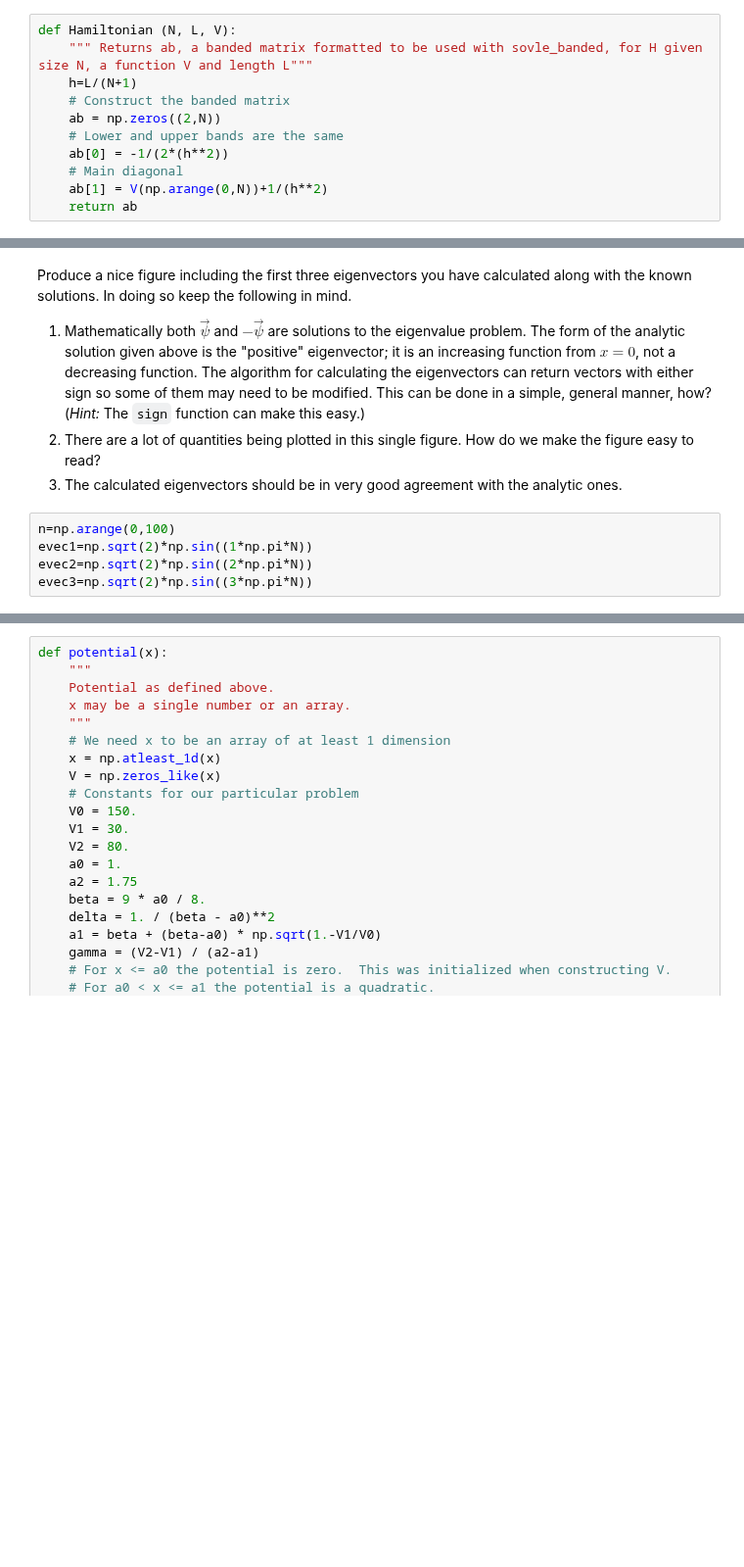
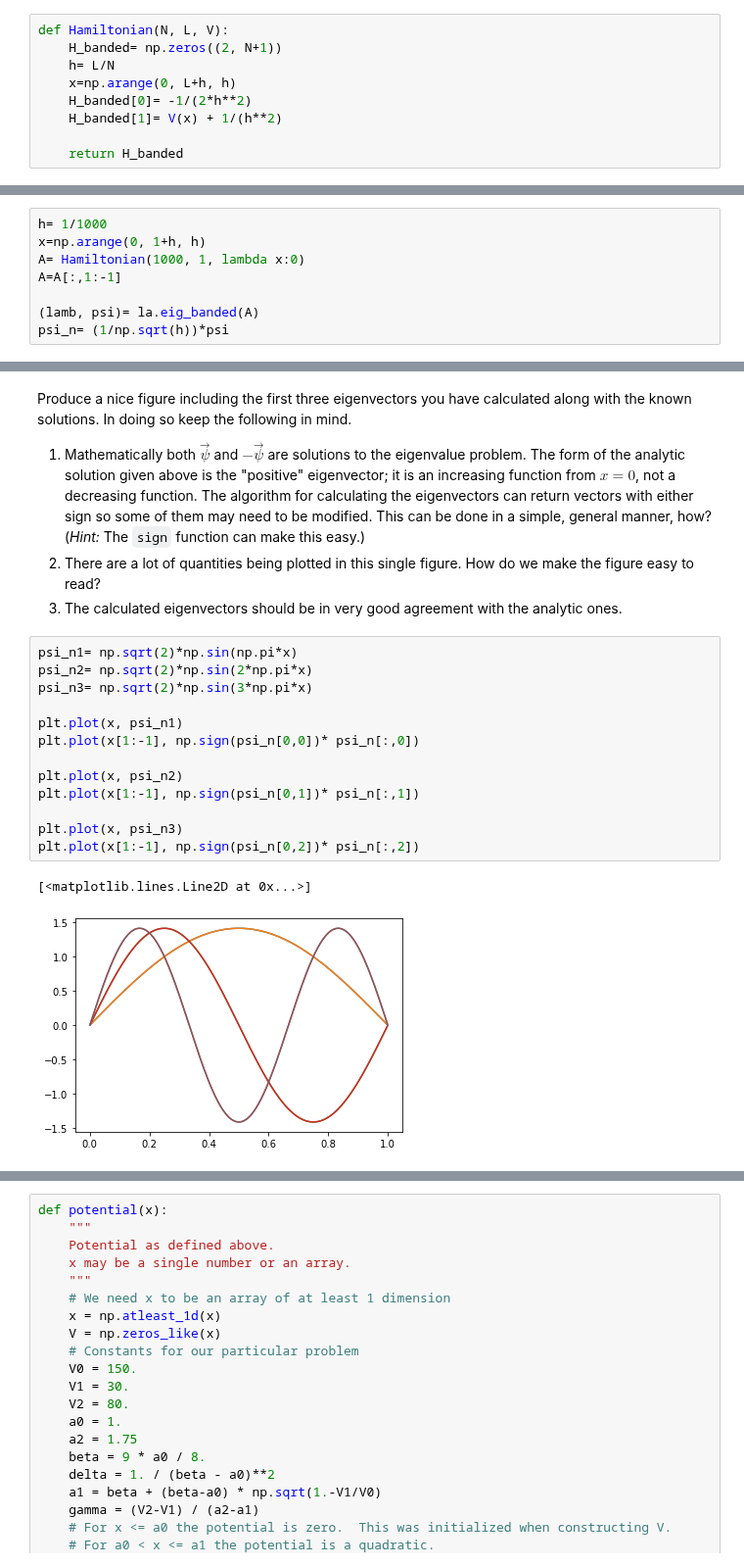
Before and after one commit to Rjames13/p250-spring-2022, a Jupyter notebook: labs/Lab09.ipynb, the cells around one changed output, grey strips where cells are left out. Shown at 98% size. Drawn from its saved outputs; the diff is of its cells as text; blank space fills up the shorter version.

```diff
--- a/labs/Lab09.ipynb
+++ b/labs/Lab09.ipynb
@@ -29,17 +23,15 @@ The prelab contains a more thorough discussion of how we will set up and solve t
 The time independent Schrödinger equation written in operator form, $\hat H\psi(x) = E\psi(x)$, can be converted to matrix form, $\mathsf{H}\vec\psi = E\vec\psi$, in the nonrelativistic case if we discretize the second derivative.  As we found in the prelab, the matrix $\mathsf{H}$ is a symmetric, tridiagonal matrix and this eigenvalue problem can be solved using `scipy.linalg.eig_banded`.  We also saw in the prelab how to renormalize the eigenvectors to be consistent with the normalization condition from quantum mechanics.  We will use the work from the prelab as our starting point.  **Make sure you understand the setup from the prelab prior to working on the lab.**
 # %% [markdown]
 Copy the `Hamiltonian` function from the prelab.
-# %%
-def Hamiltonian (N, L, V):
-    """ Returns ab, a banded matrix formatted to be used with sovle_banded, for H given size N, a function V and length L"""
-    h=L/(N+1)
-    # Construct the banded matrix
-    ab = np.zeros((2,N))
-    # Lower and upper bands are the same
-    ab[0] = -1/(2*(h**2))
-    # Main diagonal
-    ab[1] = V(np.arange(0,N))+1/(h**2)
-    return ab
+# %%
+def Hamiltonian(N, L, V):
+    H_banded= np.zeros((2, N+1))
+    h= L/N
+    x=np.arange(0, L+h, h)
+    H_banded[0]= -1/(2*h**2)
+    H_banded[1]= V(x) + 1/(h**2)
+
+    return H_banded
 # %% [markdown]
 ## Infinite Square Well
 
@@ -64,3 +47,11 @@ N[1]-N[0]
+# %%
+h= 1/1000
+x=np.arange(0, 1+h, h)
+A= Hamiltonian(1000, 1, lambda x:0)
+A=A[:,1:-1]
+
+(lamb, psi)= la.eig_banded(A)
+psi_n= (1/np.sqrt(h))*psi
 # %% [markdown]
 ### Testing the Eigenvalues
 
@@ -92,9 +84,20 @@ Produce a nice figure including the first three eigenvectors you have calculated
 1. Mathematically both $\vec\psi$ and $-\vec\psi$ are solutions to the eigenvalue problem.  The form of the analytic solution given above is the "positive" eigenvector; it is an increasing function from $x=0$, not a decreasing function.  The algorithm for calculating the eigenvectors can return vectors with either sign so some of them may need to be modified.  This can be done in a simple, general manner, how? (*Hint:* The `sign` function can make this easy.)
 2. There are a lot of quantities being plotted in this single figure.  How do we make the figure easy to read?
 3. The calculated eigenvectors should be in very good agreement with the analytic ones.
-# %%
-n=np.arange(0,100)
-evec1=np.sqrt(2)*np.sin((1*np.pi*N))
-evec2=np.sqrt(2)*np.sin((2*np.pi*N))
-evec3=np.sqrt(2)*np.sin((3*np.pi*N))
+# %%
+psi_n1= np.sqrt(2)*np.sin(np.pi*x)
+psi_n2= np.sqrt(2)*np.sin(2*np.pi*x)
+psi_n3= np.sqrt(2)*np.sin(3*np.pi*x)
+
+plt.plot(x, psi_n1)
+plt.plot(x[1:-1], np.sign(psi_n[0,0])* psi_n[:,0])
+
+plt.plot(x, psi_n2)
+plt.plot(x[1:-1], np.sign(psi_n[0,1])* psi_n[:,1])
+
+plt.plot(x, psi_n3)
+plt.plot(x[1:-1], np.sign(psi_n[0,2])* psi_n[:,2])
+# %% [output]
+[<matplotlib.lines.Line2D at 0x...>]
+[figure, added]
 # %% [markdown]
```
Also changed, not shown: parts of 6 cells of this notebook.
